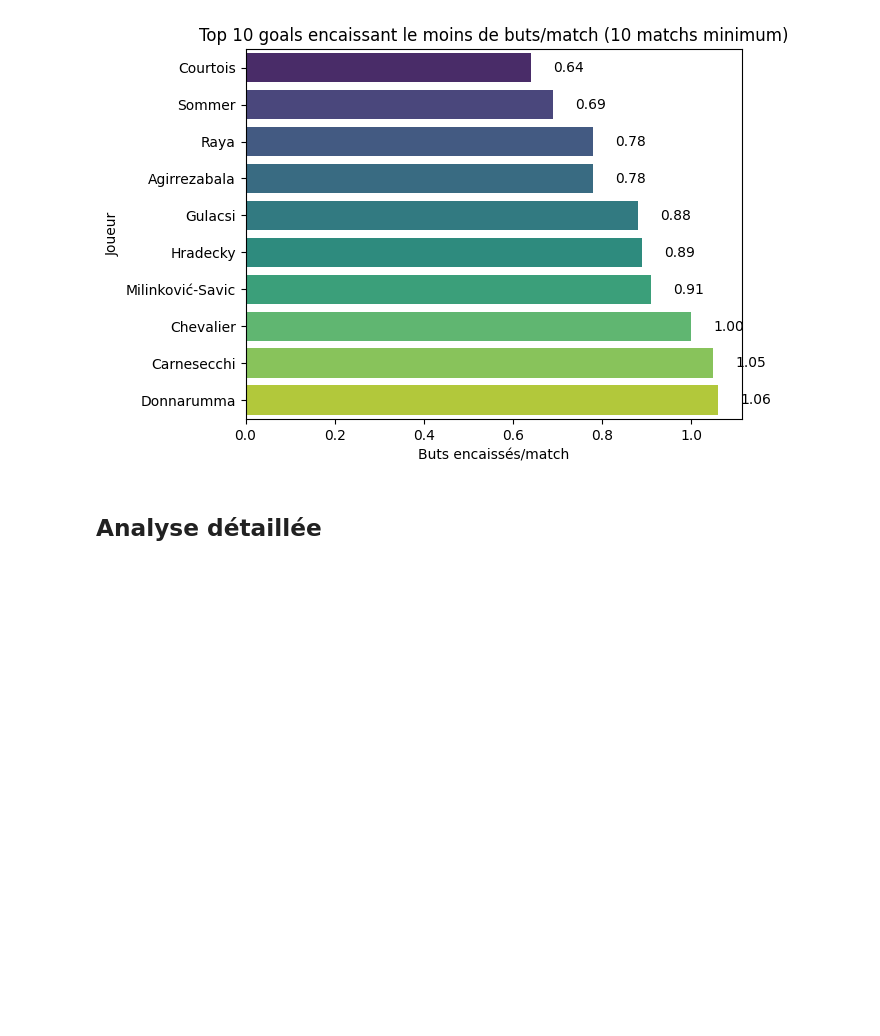
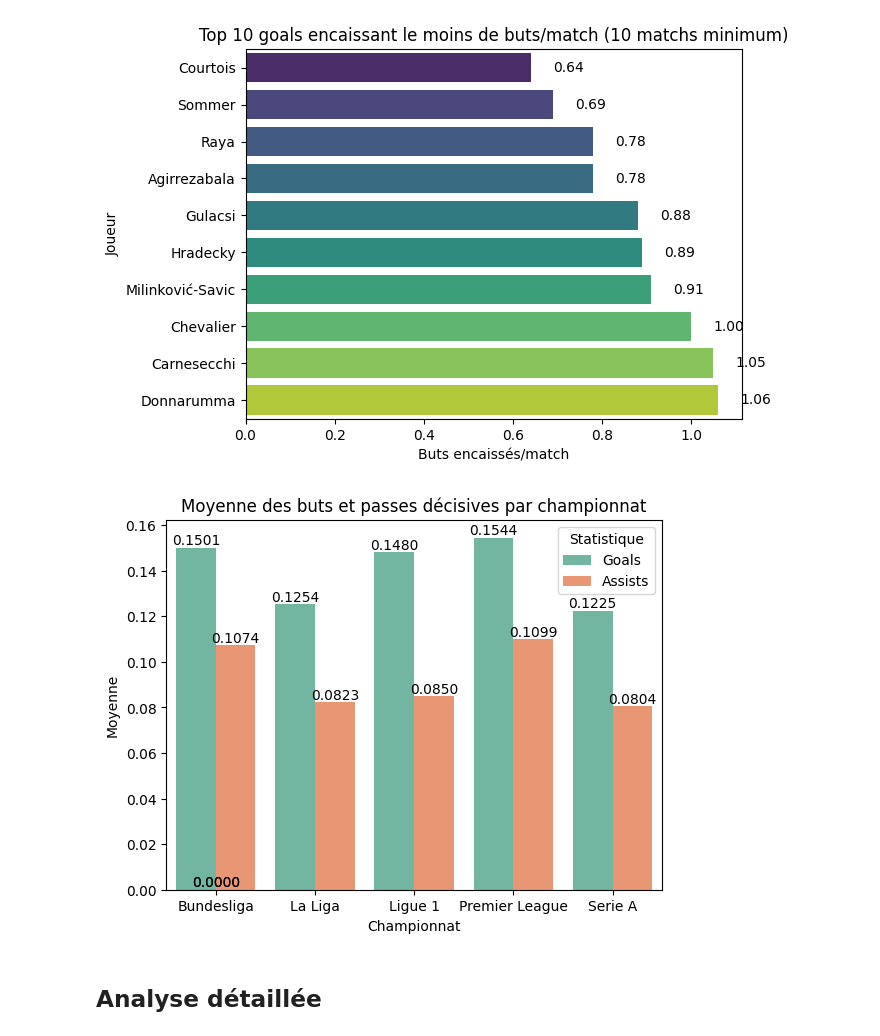
Before and after one commit to BastIA8/VisualisationFootStats, a Jupyter notebook: src/Visualisation.ipynb, the cells around one changed output. Drawn from its saved outputs; the diff is of its cells as text; code cells hidden in the pictures; blank space fills up the shorter version.

```diff
--- a/src/Visualisation.ipynb
+++ b/src/Visualisation.ipynb
@@ -10,3 +8,17 @@ stats = pd.read_csv('../Data/Players_stats2024.csv')
+# %%
+stats = pd.read_csv('../Data/Players_stats2024.csv')
+
+stats['Save% (Penalty Kicks)'] = (
+    stats['Save% (Penalty Kicks)']
+    .str.replace('%', '', regex=False)
+    .astype(float)
+)
+
+stats['Pass Completion %'] = (
+    stats['Pass Completion %']
+    .str.replace('%', '', regex=False)
+    .astype(float)
+)
 # %% [markdown]
 ## Analyse générale
 # %%
@@ -129,3 +139,23 @@ Passing `palette` without assigning `hue` is deprecated and will be removed in v
+# %%
+avg_stats = stats.groupby('championnat')[['Goals', 'Assists']].mean().reset_index()
+
+avg_stats_melted = avg_stats.melt(id_vars='championnat', value_vars=['Goals', 'Assists'],
+                                  var_name='Statistique', value_name='Moyenne')
+
+ax = sns.barplot(data=avg_stats_melted, x='championnat', y='Moyenne', hue='Statistique', palette='Set2')
+
+for p in ax.patches:
+    ax.annotate(format(p.get_height(), '.4f'),
+                (p.get_x() + p.get_width() / 2., p.get_height()),
+                ha='center', va='bottom', fontsize=10, color='black')
+
+plt.title('Moyenne des buts et passes décisives par championnat')
+plt.xlabel('Championnat')
+plt.ylabel('Moyenne')
+plt.legend(title='Statistique')
+plt.show()
+# %% [output]
+[figure, added]
 # %% [markdown]
 ## Analyse détaillée
 # %%
```
Also changed, not shown: parts of 7 cells of this notebook.
